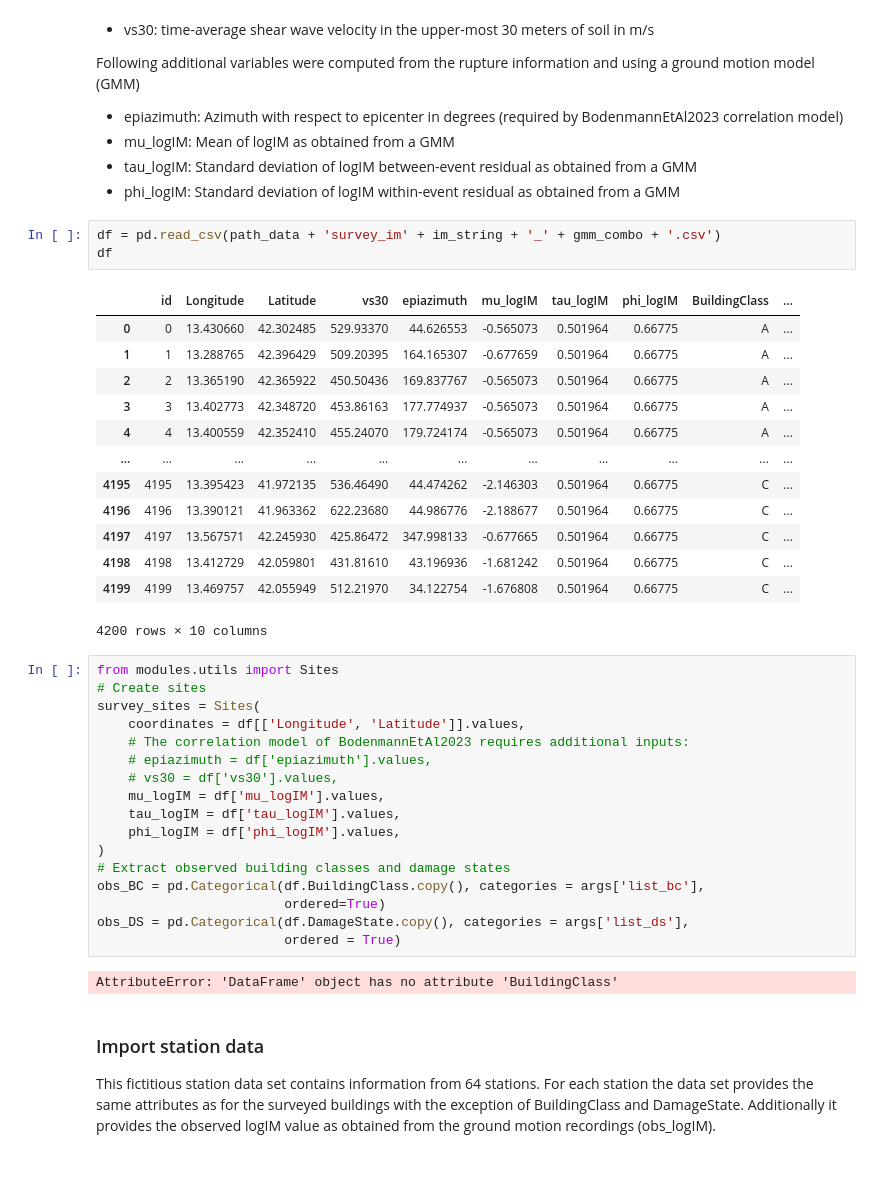
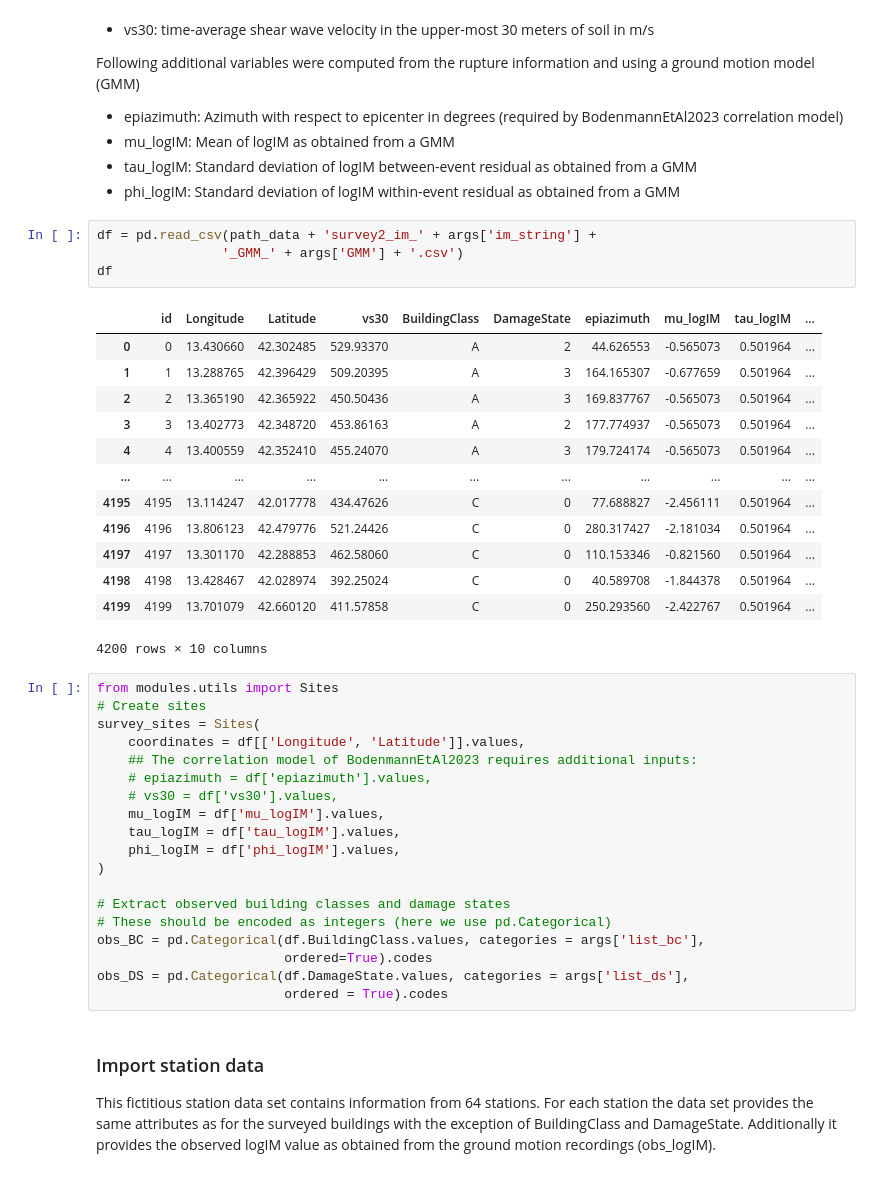
Before and after one commit to bodlukas/BayesFrag, a Jupyter notebook: example_Application.ipynb, the cells around one changed output. Cells and saved outputs as stored; diff of their text form.

```diff
--- a/example_Application.ipynb
+++ b/example_Application.ipynb
@@ -57,41 +55,42 @@ Following additional variables were computed from the rupture information and us
 - tau_logIM: Standard deviation of logIM between-event residual as obtained from a GMM
 - phi_logIM: Standard deviation of logIM within-event residual as obtained from a GMM
 # %%
-df = pd.read_csv(path_data + 'survey_im' + im_string + '_' + gmm_combo + '.csv')
+df = pd.read_csv(path_data + 'survey2_im_' + args['im_string'] +
+                '_GMM_' + args['GMM'] + '.csv')
 df
 # %% [output]
-|  | id | Longitude | Latitude | vs30 | epiazimuth | mu_logIM | tau_logIM | phi_logIM | BuildingClass | ... |
-| 0 | 0 | 13.430660 | 42.302485 | 529.93370 | 44.626553 | -0.565073 | 0.501964 | 0.66775 | A | ... |
-| 1 | 1 | 13.288765 | 42.396429 | 509.20395 | 164.165307 | -0.677659 | 0.501964 | 0.66775 | A | ... |
-| 2 | 2 | 13.365190 | 42.365922 | 450.50436 | 169.837767 | -0.565073 | 0.501964 | 0.66775 | A | ... |
-| 3 | 3 | 13.402773 | 42.348720 | 453.86163 | 177.774937 | -0.565073 | 0.501964 | 0.66775 | A | ... |
-| 4 | 4 | 13.400559 | 42.352410 | 455.24070 | 179.724174 | -0.565073 | 0.501964 | 0.66775 | A | ... |
+|  | id | Longitude | Latitude | vs30 | BuildingClass | DamageState | epiazimuth | mu_logIM | tau_logIM | ... |
+| 0 | 0 | 13.430660 | 42.302485 | 529.93370 | A | 2 | 44.626553 | -0.565073 | 0.501964 | ... |
+| 1 | 1 | 13.288765 | 42.396429 | 509.20395 | A | 3 | 164.165307 | -0.677659 | 0.501964 | ... |
+| 2 | 2 | 13.365190 | 42.365922 | 450.50436 | A | 3 | 169.837767 | -0.565073 | 0.501964 | ... |
+| 3 | 3 | 13.402773 | 42.348720 | 453.86163 | A | 2 | 177.774937 | -0.565073 | 0.501964 | ... |
+| 4 | 4 | 13.400559 | 42.352410 | 455.24070 | A | 3 | 179.724174 | -0.565073 | 0.501964 | ... |
 | ... | ... | ... | ... | ... | ... | ... | ... | ... | ... | ... |
-| 4195 | 4195 | 13.395423 | 41.972135 | 536.46490 | 44.474262 | -2.146303 | 0.501964 | 0.66775 | C | ... |
-| 4196 | 4196 | 13.390121 | 41.963362 | 622.23680 | 44.986776 | -2.188677 | 0.501964 | 0.66775 | C | ... |
-| 4197 | 4197 | 13.567571 | 42.245930 | 425.86472 | 347.998133 | -0.677665 | 0.501964 | 0.66775 | C | ... |
-| 4198 | 4198 | 13.412729 | 42.059801 | 431.81610 | 43.196936 | -1.681242 | 0.501964 | 0.66775 | C | ... |
-| 4199 | 4199 | 13.469757 | 42.055949 | 512.21970 | 34.122754 | -1.676808 | 0.501964 | 0.66775 | C | ... |
+| 4195 | 4195 | 13.114247 | 42.017778 | 434.47626 | C | 0 | 77.688827 | -2.456111 | 0.501964 | ... |
+| 4196 | 4196 | 13.806123 | 42.479776 | 521.24426 | C | 0 | 280.317427 | -2.181034 | 0.501964 | ... |
+| 4197 | 4197 | 13.301170 | 42.288853 | 462.58060 | C | 0 | 110.153346 | -0.821560 | 0.501964 | ... |
+| 4198 | 4198 | 13.428467 | 42.028974 | 392.25024 | C | 0 | 40.589708 | -1.844378 | 0.501964 | ... |
+| 4199 | 4199 | 13.701079 | 42.660120 | 411.57858 | C | 0 | 250.293560 | -2.422767 | 0.501964 | ... |
 4200 rows × 10 columns
 # %%
 from modules.utils import Sites
 # Create sites
 survey_sites = Sites(
     coordinates = df[['Longitude', 'Latitude']].values,
-    # The correlation model of BodenmannEtAl2023 requires additional inputs:
+    ## The correlation model of BodenmannEtAl2023 requires additional inputs:
     # epiazimuth = df['epiazimuth'].values,
     # vs30 = df['vs30'].values,
     mu_logIM = df['mu_logIM'].values,
     tau_logIM = df['tau_logIM'].values,
     phi_logIM = df['phi_logIM'].values,
 )
+
 # Extract observed building classes and damage states
-obs_BC = pd.Categorical(df.BuildingClass.copy(), categories = args['list_bc'],
-                        ordered=True)
-obs_DS = pd.Categorical(df.DamageState.copy(), categories = args['list_ds'],
-                        ordered = True)
+# These should be encoded as integers (here we use pd.Categorical)
+obs_BC = pd.Categorical(df.BuildingClass.values, categories = args['list_bc'],
+                        ordered=True).codes
+obs_DS = pd.Categorical(df.DamageState.values, categories = args['list_ds'],
+                        ordered = True).codes
-# %% [output]
-AttributeError: 'DataFrame' object has no attribute 'BuildingClass'
 # %% [markdown]
 ### Import station data
 
```
Also changed, not shown: parts of 82 cells of this notebook, 16 other files.
